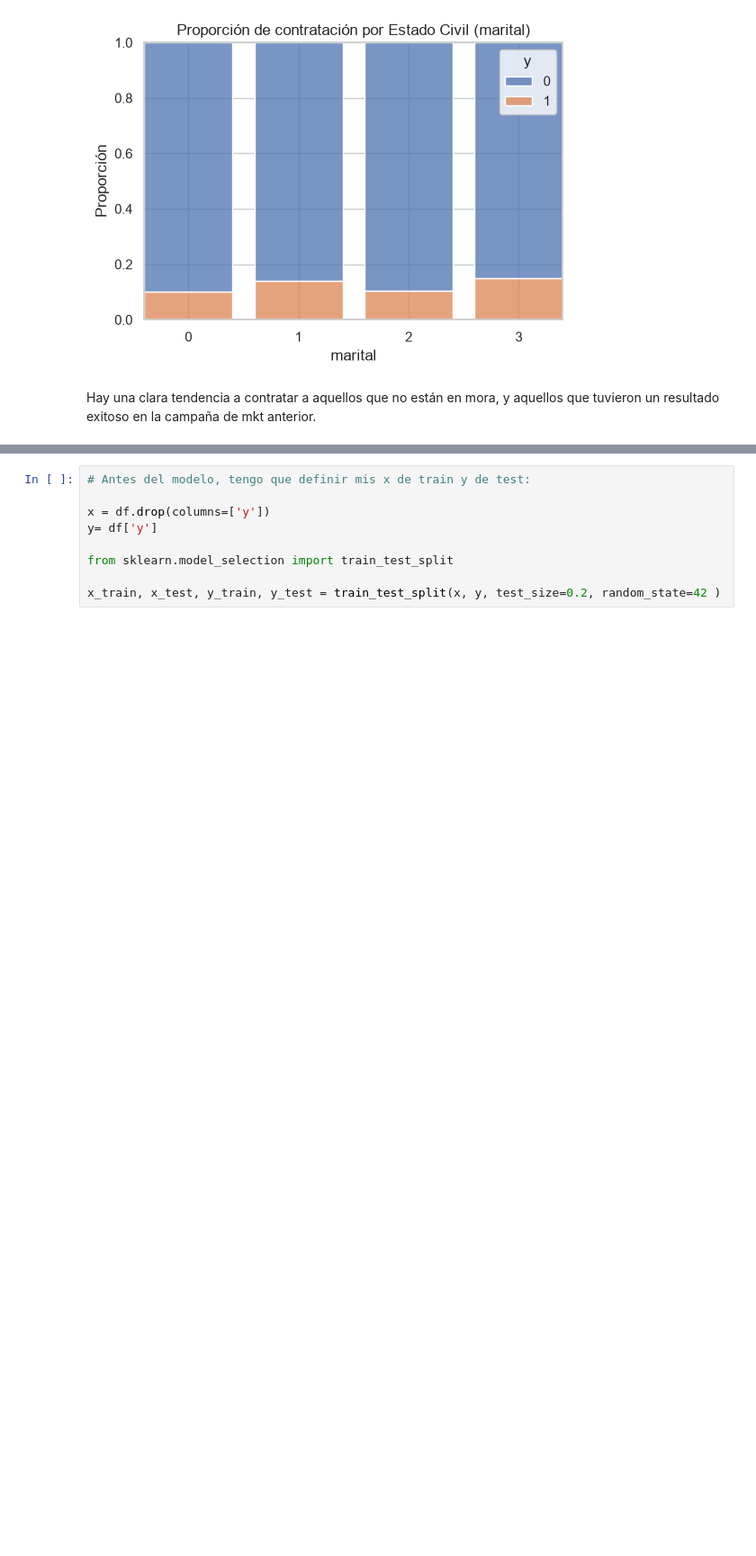
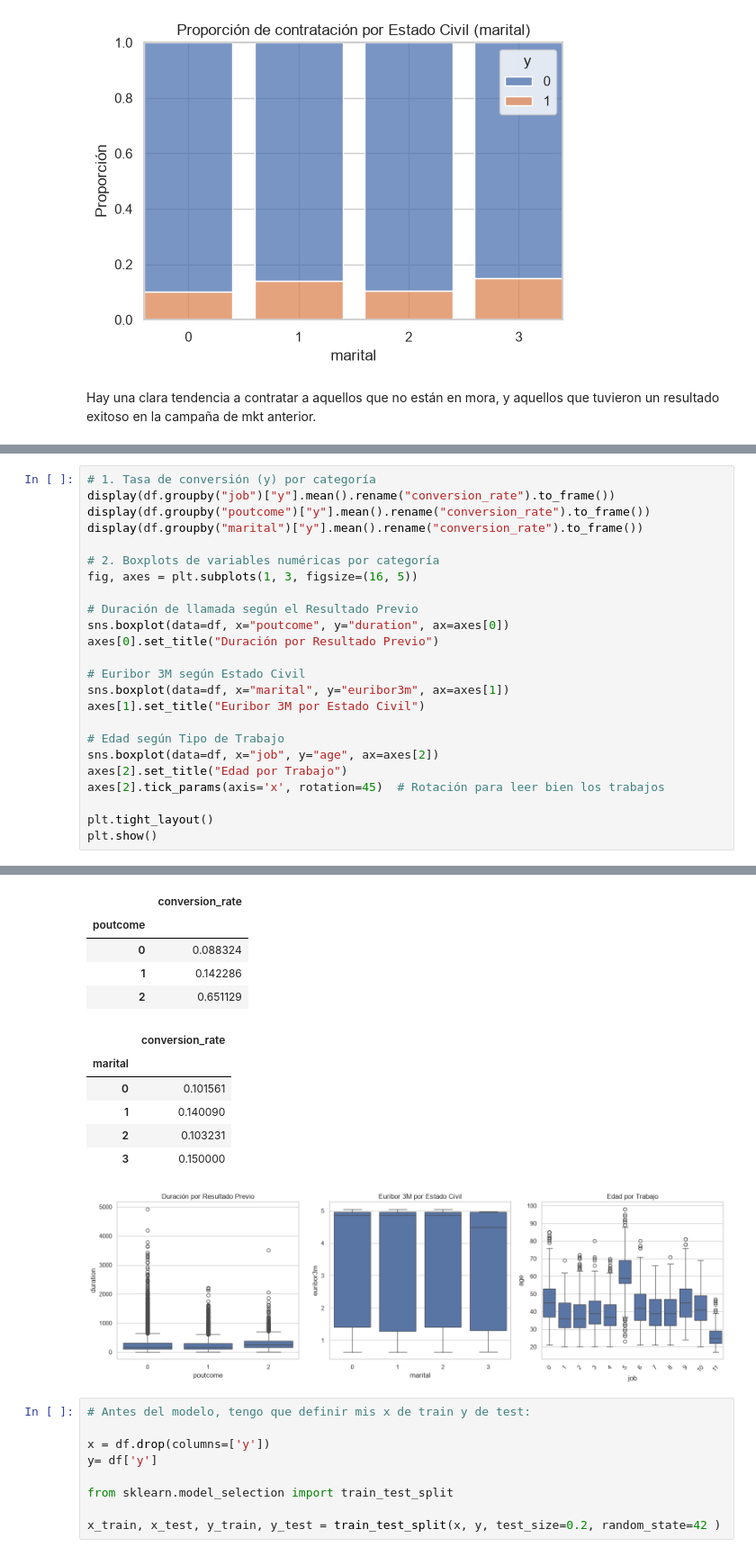
Before and after one commit to Brenda-Carloni/regresion_logistica_bren, a Jupyter notebook: src/explore.ipynb, the cells around one changed output, grey strips where cells are left out. Shown at 90% size. Saved outputs shown, nothing was run; the diff lists cells and outputs as text; blank space fills up the shorter version.

```diff
--- a/src/explore.ipynb
+++ b/src/explore.ipynb
@@ -713,0 +753,25 @@ Hay una clara tendencia a contratar a aquellos que no están en mora, y aquellos
+# %%
+# 1. Tasa de conversión (y) por categoría
+display(df.groupby("job")["y"].mean().rename("conversion_rate").to_frame())
+display(df.groupby("poutcome")["y"].mean().rename("conversion_rate").to_frame())
+display(df.groupby("marital")["y"].mean().rename("conversion_rate").to_frame())
+
+# 2. Boxplots de variables numéricas por categoría
+fig, axes = plt.subplots(1, 3, figsize=(16, 5))
+
+# Duración de llamada según el Resultado Previo
+sns.boxplot(data=df, x="poutcome", y="duration", ax=axes[0])
+axes[0].set_title("Duración por Resultado Previo")
+
+# Euribor 3M según Estado Civil
+sns.boxplot(data=df, x="marital", y="euribor3m", ax=axes[1])
+axes[1].set_title("Euribor 3M por Estado Civil")
+
+# Edad según Tipo de Trabajo
+sns.boxplot(data=df, x="job", y="age", ax=axes[2])
+axes[2].set_title("Edad por Trabajo")
+axes[2].tick_params(axis='x', rotation=45)  # Rotación para leer bien los trabajos
+
+plt.tight_layout()
+plt.show()
+# %% [output]
@@ -714,3 +792,15 @@ Hay una clara tendencia a contratar a aquellos que no están en mora, y aquellos
+|  | conversion_rate |
+| poutcome |  |
+| 0 | 0.088324 |
+| 1 | 0.142286 |
+| 2 | 0.651129 |
+|  | conversion_rate |
+| marital |  |
+| 0 | 0.101561 |
+| 1 | 0.140090 |
+| 2 | 0.103231 |
+| 3 | 0.150000 |
+[figure, added]
 # %%
 # Antes del modelo, tengo que definir mis x de train y de test:
 
```
Also changed, not shown: parts of 3 cells of this notebook.
